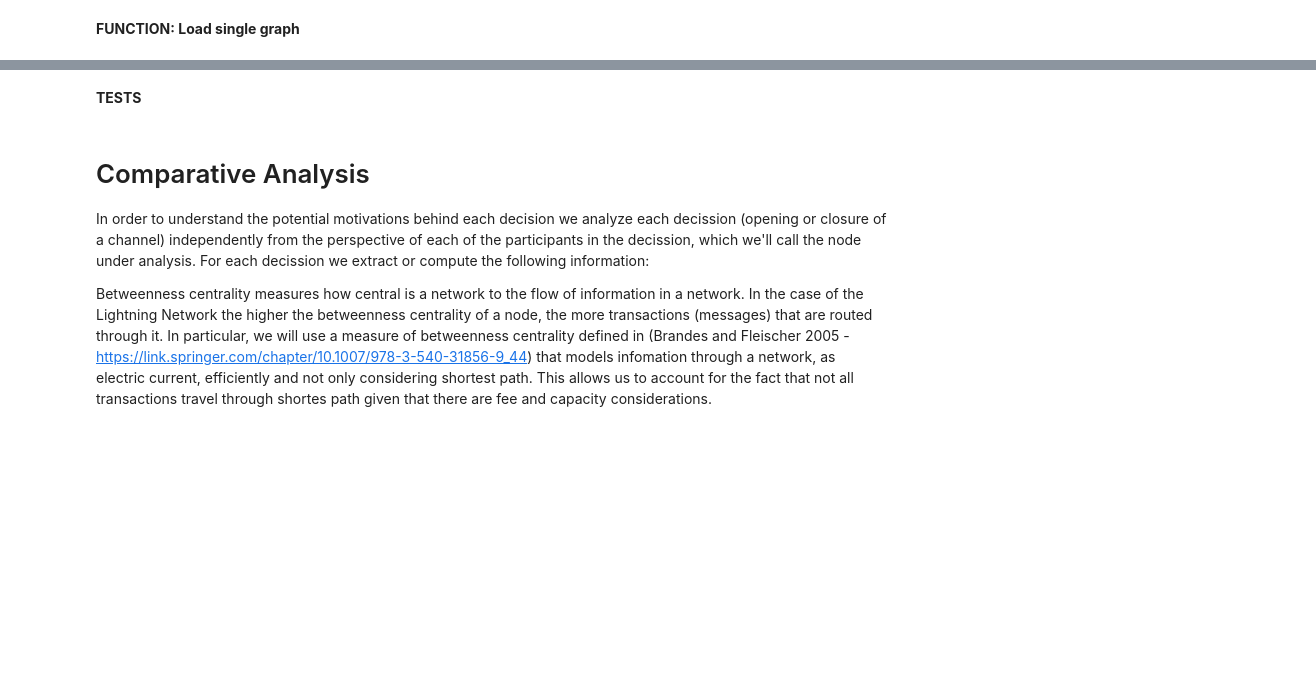
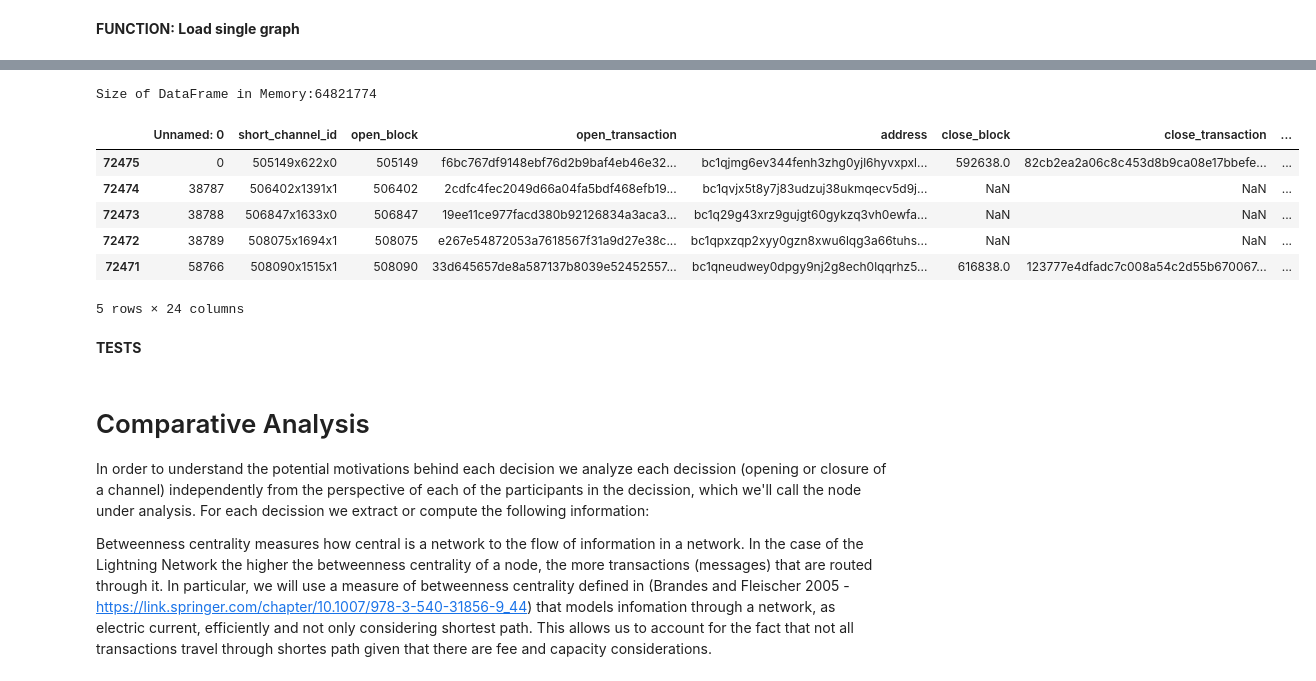
Before and after one commit to dsrincon/ln_strategy, a Jupyter notebook: ln-datapp-stability_efficiency_calculations.ipynb, the cells around one changed output, grey strips where cells are left out. Drawn from its saved outputs; the diff is of its cells as text; code cells hidden in the pictures; blank space fills up the shorter version.

Commit message:
all graph extraction and baseline degree calculations

```diff
--- a/ln-datapp-stability_efficiency_calculations.ipynb
+++ b/ln-datapp-stability_efficiency_calculations.ipynb
@@ -314 +213,29 @@ def load_graph(key):
+# %%
+# Load objects form S3
+# Dataframe
+
+decisions_load = s3.Object(bucket_name=bucket, key='decisions_df.csv').get()
+decisions_df=pd.read_csv(io.BytesIO(decisions_load['Body'].read()))
+
+# Channel closures
+closure_file = s3.Object(bucket_name=bucket, key='channel_closures.p').get()
+channel_closures = pickle.loads(closure_file['Body'].read())
+
+
+# Channel openings
+opens_file = s3.Object(bucket_name=bucket, key='channel_opens.p').get()
+channel_opens = pickle.loads(opens_file['Body'].read())
+
+
+
+# Create list with graph keys
+
+#TODO: Save graphs as numpy array in single H5 file to reduce. Test if creating graphs takes longer than reading from S3
+
+# graph_dir='./data/graph_snapshots' - For local tests
+
+
+graph_keys = [obj.key
+        for obj in s3.Bucket(name=bucket).objects.all()
+        if re.match(".*"+str(extraction_id)+"_connected/.*\.gpickle",obj.key)]
 # %%
@@ -328,3 +285,21 @@ for key in graph_keys[700:900]: # Change to [700:] for full range
+# %%
+# Sort and visualize DataFrame
+
+decisions_df.sort_values(by=['open_block'],inplace=True,ascending=True)
+print('Size of DataFrame in Memory:{}'.format(sys.getsizeof(decisions_df)))
+# Check specific channel id
+#decisions_df[decisions_df['short_channel_id']=='513675x2245x0'].head()
+
+decisions_df.head()
+# %% [output]
+Size of DataFrame in Memory:64821774
+|  | Unnamed: 0 | short_channel_id | open_block | open_transaction | address | close_block | close_transaction | ... |
+| 72475 | 0 | 505149x622x0 | 505149 | f6bc767df9148ebf76d2b9baf4eb46e32... | bc1qjmg6ev344fenh3zhg0yjl6hyvxpxl... | 592638.0 | 82cb2ea2a06c8c453d8b9ca08e17bbefe... | ... |
+| 72474 | 38787 | 506402x1391x1 | 506402 | 2cdfc4fec2049d66a04fa5bdf468efb19... | bc1qvjx5t8y7j83udzuj38ukmqecv5d9j... | NaN | NaN | ... |
+| 72473 | 38788 | 506847x1633x0 | 506847 | 19ee11ce977facd380b92126834a3aca3... | bc1q29g43xrz9gujgt60gykzq3vh0ewfa... | NaN | NaN | ... |
+| 72472 | 38789 | 508075x1694x1 | 508075 | e267e54872053a7618567f31a9d27e38c... | bc1qpxzqp2xyy0gzn8xwu6lqg3a66tuhs... | NaN | NaN | ... |
+| 72471 | 58766 | 508090x1515x1 | 508090 | 33d645657de8a587137b8039e52452557... | bc1qneudwey0dpgy9nj2g8ech0lqqrhz5... | 616838.0 | 123777e4dfadc7c008a54c2d55b670067... | ... |
+5 rows × 24 columns
 # %% [markdown]
 **TESTS**
 # %%
```
Also changed, not shown: parts of 71 cells of this notebook, 2 other files.
